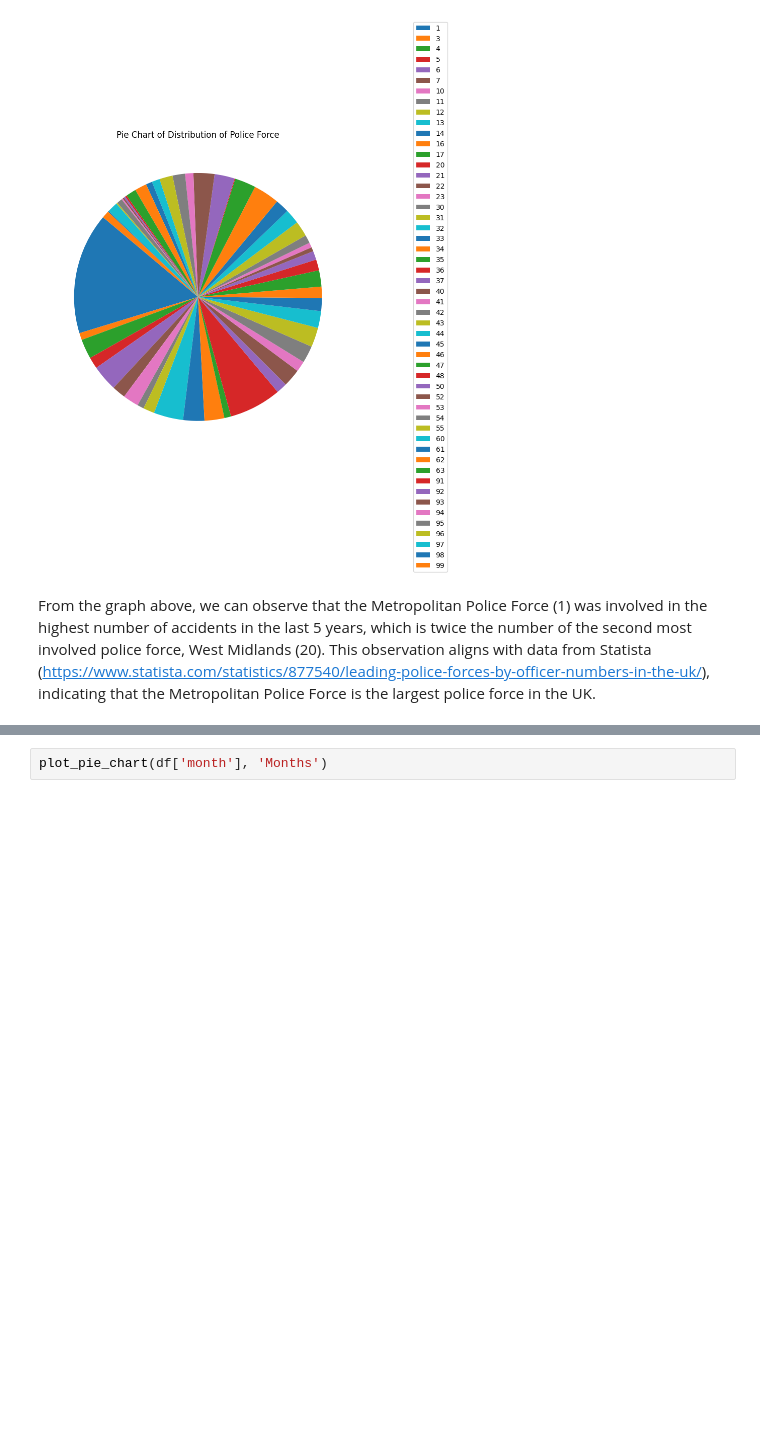
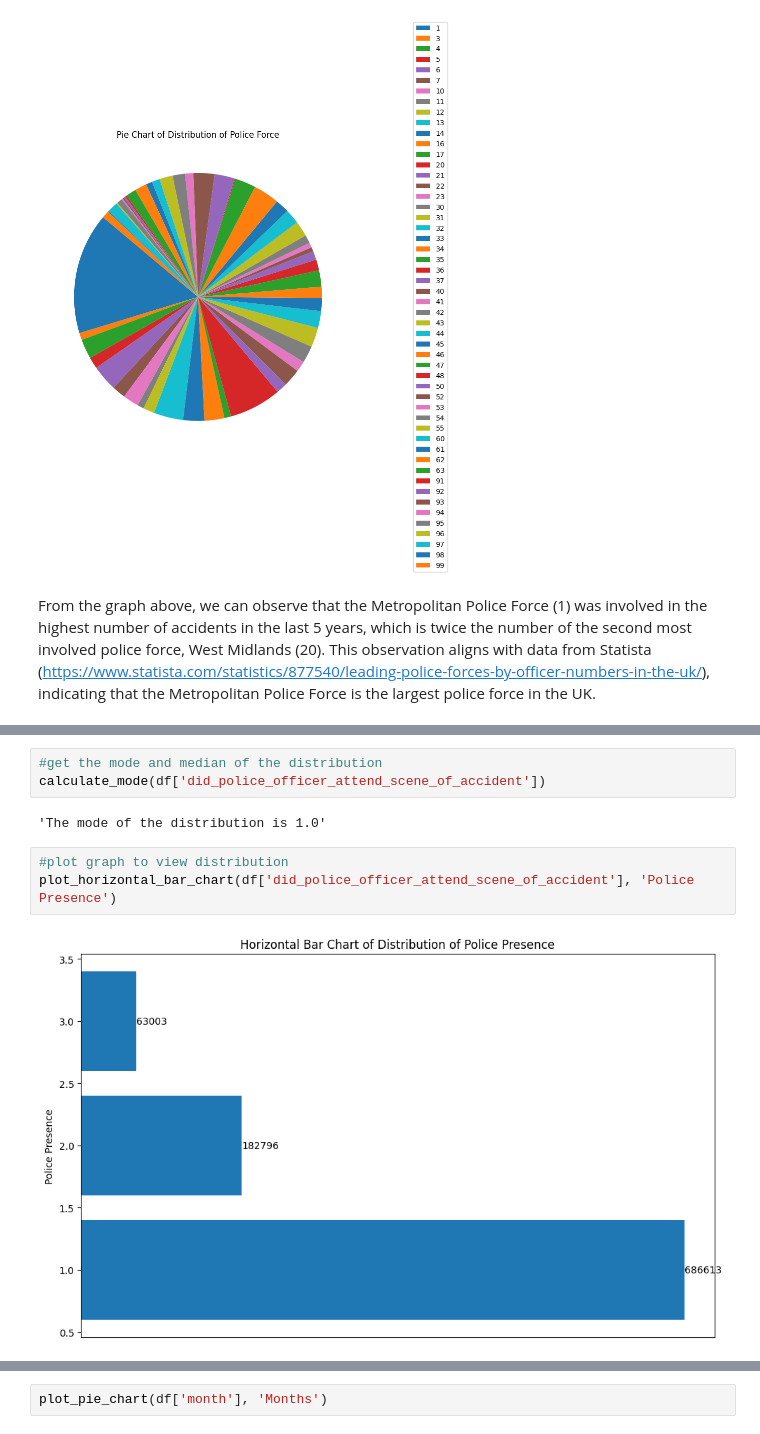
Before and after one commit to Otsemeuno/uk-road-accident, a Jupyter notebook: projectone_exploratory.ipynb, the cells around one changed output, grey strips where cells are left out. Saved outputs shown, nothing was run; the diff lists cells and outputs as text; blank space fills up the shorter version.

```diff
--- a/projectone_exploratory.ipynb
+++ b/projectone_exploratory.ipynb
@@ -261,0 +274,10 @@ From the graph above, we can observe that the Metropolitan Police Force (1) was
+# %%
+#get the mode and median of the distribution
+calculate_mode(df['did_police_officer_attend_scene_of_accident'])
+# %% [output]
+'The mode of the distribution is 1.0'
+# %%
+#plot graph to view distribution
+plot_horizontal_bar_chart(df['did_police_officer_attend_scene_of_accident'], 'Police Presence')
+# %% [output]
+[figure, added]
```
Also changed, not shown: parts of 11 cells of this notebook.
